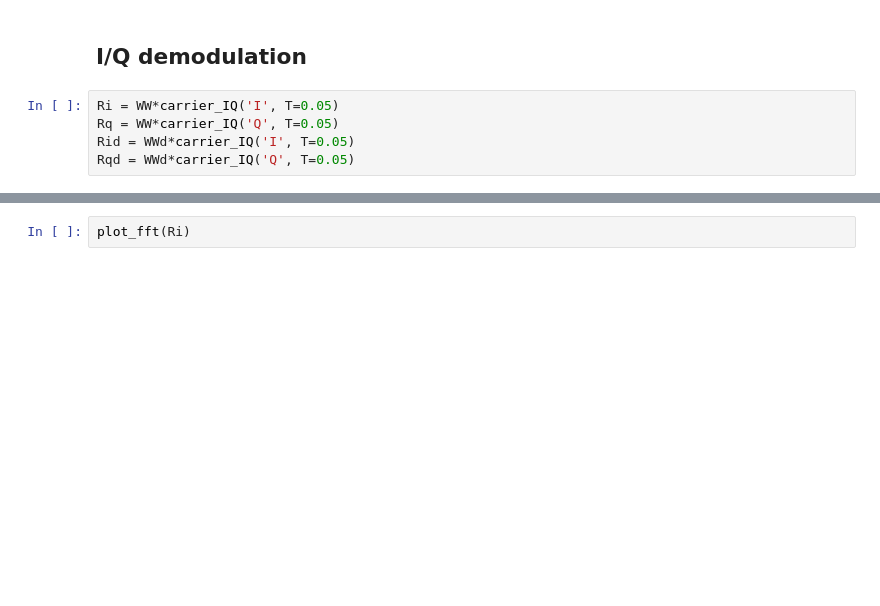
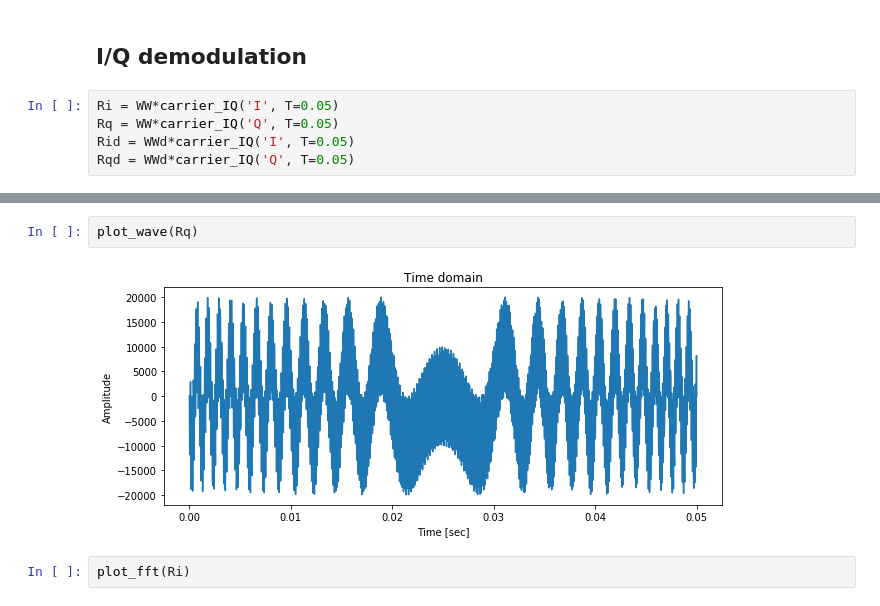
Before and after one commit to araobp/ultrasonic-communication, a Jupyter notebook: simulation/IQ_modulation.ipynb, the cells around one changed output, grey strips where cells are left out. Saved outputs shown, nothing was run; the diff lists cells and outputs as text; blank space fills up the shorter version.

```diff
--- a/simulation/IQ_modulation.ipynb
+++ b/simulation/IQ_modulation.ipynb
@@ -118,3 +124,7 @@ Rqd = WWd*carrier_IQ('Q', T=0.05)
+# %%
+plot_wave(Rq)
+# %% [output]
+[figure, added]
 # %%
 plot_fft(Ri)
 # %% [output]
```
Also changed, not shown: parts of 14 cells of this notebook, 1 other file.
